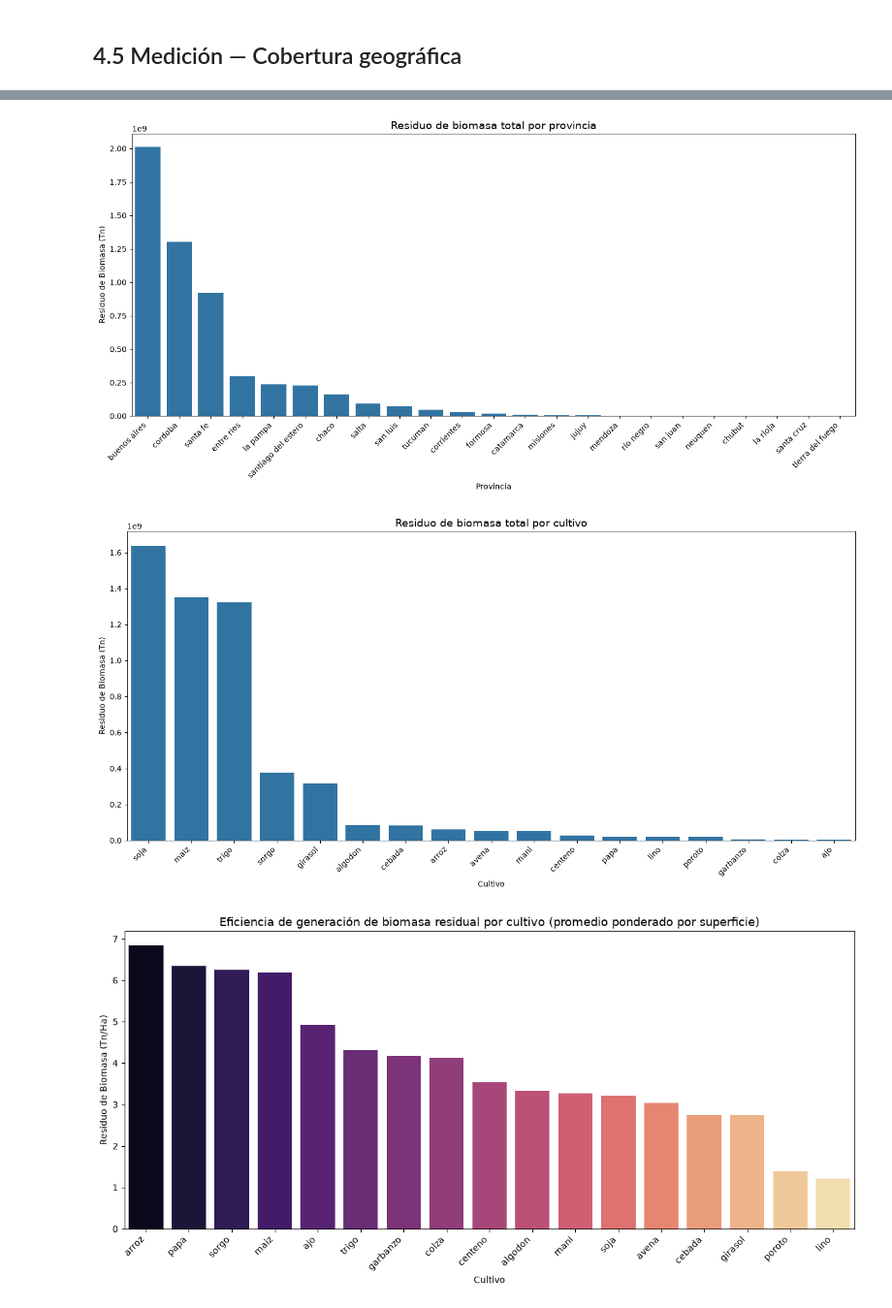
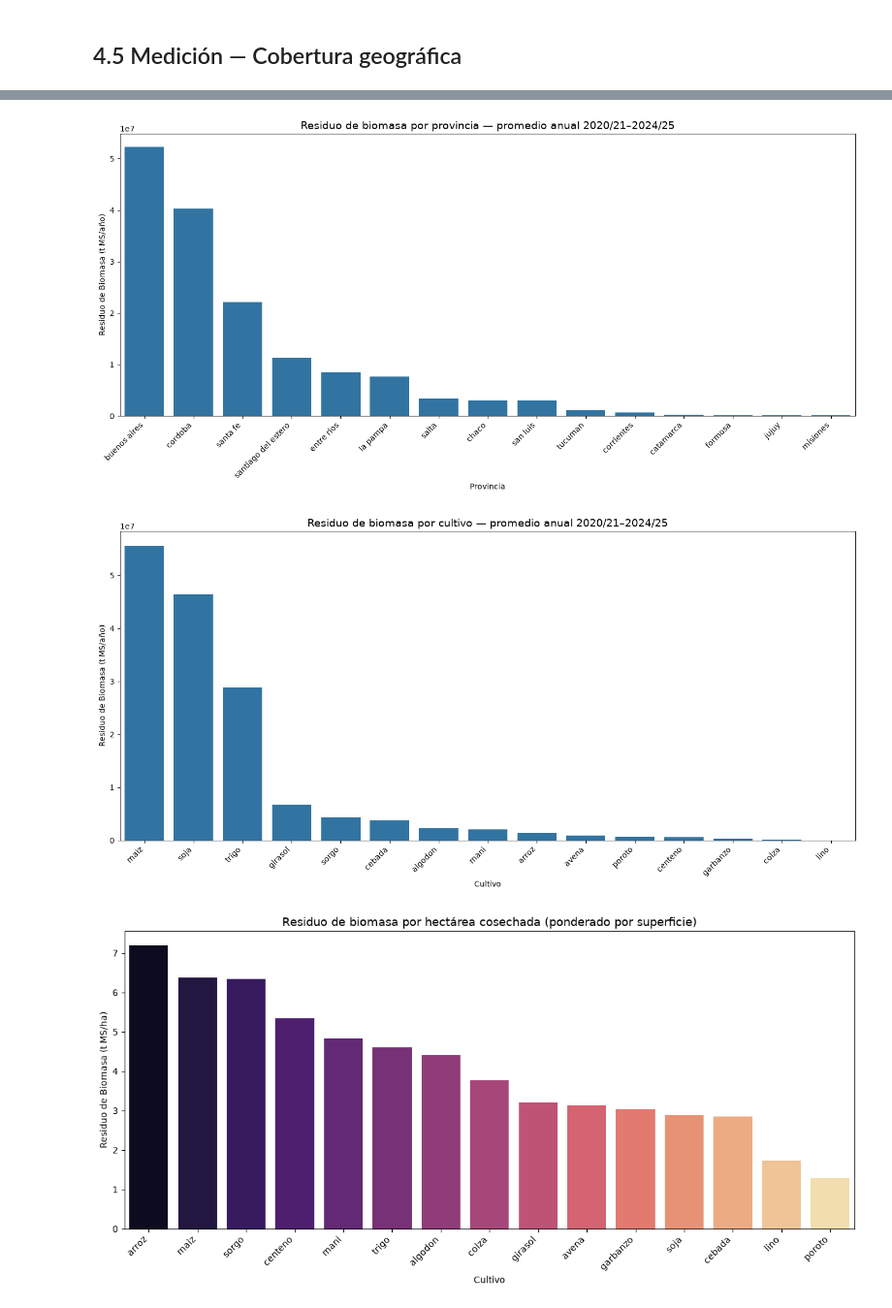
Before and after one commit to marcoeferro/SYNGAS-OPTIMIA-HV, a Jupyter notebook: notebooks/main.ipynb, the cells around one changed output, grey strips where cells are left out. Shown at 97% size. Cells and saved outputs as stored; diff of their text form; code cells hidden in the pictures.

```diff
--- a/notebooks/main.ipynb
+++ b/notebooks/main.ipynb
@@ -267,6 +357,7 @@ CROP_TAXONOMY = {
     "cana de azucar": {"canonical": "cana de azucar", "is_aggregate": False},
     "yerba mate":     {"canonical": "yerba mate",     "is_aggregate": False},
     # Cultivos simples
+    "alfalfa":   {"canonical": "alfalfa",  "is_aggregate": False},  # forrajera CBA, sin IC
     "ajo":       {"canonical": "ajo",      "is_aggregate": False},
     "algodon":   {"canonical": "algodon",  "is_aggregate": False},
     "alpiste":   {"canonical": "alpiste",  "is_aggregate": False},
@@ -332,8 +423,12 @@ Se descartan las columnas de grano limpio y seco por cobertura marginal (~5%) y
 # %%
-df_bolsa_cereales_cba_cleaned = (
-    df_bolsa_cereales_cba
-    .drop(columns=["RENDIMIENTO GRANO LIMPIO Y SECO", "PRODUCCIÓN GRANO LIMPIO Y SECO"])
-    .dropna()
+df_bolsa_cereales_cba_cleaned = df_bolsa_cereales_cba.drop(
+    columns=["RENDIMIENTO GRANO LIMPIO Y SECO", "PRODUCCIÓN GRANO LIMPIO Y SECO"]
 )
+n_antes = len(df_bolsa_cereales_cba_cleaned)
+df_bolsa_cereales_cba_cleaned = df_bolsa_cereales_cba_cleaned.drop_duplicates(
+    subset=key_cba + core_cba
+)
+print(f"Filas replicadas eliminadas (A9): {n_antes - len(df_bolsa_cereales_cba_cleaned)}")
+df_bolsa_cereales_cba_cleaned = df_bolsa_cereales_cba_cleaned.dropna(subset=["COSECHADAS", "PRODUCCIÓN"])
 df_bolsa_cereales_cba_cleaned.info()
 # %% [output]
@@ -725,0 +853,18 @@ Cultivos canónicos con IC: 17
+# %%
+from etl.transformers.reference_period import (
+    annualize, detect_incomplete_campaigns, select_reference_campaigns,
+)
+
+N_CAMPANAS = 5
+incompletas = detect_incomplete_campaigns(df_final)
+CAMPANAS_REF = select_reference_campaigns(df_final, N_CAMPANAS)
+print("Campañas incompletas (excluidas):", incompletas)
+print("Período de referencia:", CAMPANAS_REF)
+
+df_anual = annualize(
+    df_biomasa_validos, CAMPANAS_REF,
+    group_cols=["Provincia", "Departamento", "Cultivo"],
+    value_cols=["Superficie (Ha)", "Produccion (Tn)", "Residuo de Biomasa (Tn)"],
+)
+print(f"\nResiduo total (t MS/año): {df_anual['Residuo de Biomasa (Tn)'].sum():,.0f}")
+print(f"Producción total (t/año): {df_anual['Produccion (Tn)'].sum():,.0f}")
@@ -726,6 +877,6 @@ Cultivos canónicos con IC: 17
 # %%
 df_by_prov = (
-    df_biomasa_validos
+    df_anual
     .groupby("Provincia", as_index=False)[["Residuo de Biomasa (Tn)", "Produccion (Tn)"]]
     .sum()
     .sort_values("Residuo de Biomasa (Tn)", ascending=False)
@@ -735,15 +886,15 @@ plt.figure(figsize=(14, 7))
 sns.barplot(data=df_by_prov, x="Provincia", y="Residuo de Biomasa (Tn)",
             order=df_by_prov["Provincia"])
 plt.xticks(rotation=45, ha="right")
-plt.title("Residuo de biomasa total por provincia", fontsize=14)
-plt.ylabel("Residuo de Biomasa (Tn)")
+plt.title(f"Residuo de biomasa por provincia — promedio anual {CAMPANAS_REF[0]}–{CAMPANAS_REF[-1]}", fontsize=14)
+plt.ylabel("Residuo de Biomasa (t MS/año)")
 plt.tight_layout()
 plt.show()
 # %% [output]
-[figure, old version]
+[figure, new version]
 # %%
 df_by_cultivo = (
-    df_biomasa_validos
+    df_anual
     .groupby("Cultivo", as_index=False)["Residuo de Biomasa (Tn)"]
     .sum()
     .sort_values("Residuo de Biomasa (Tn)", ascending=False)
@@ -753,31 +904,29 @@ plt.figure(figsize=(14, 7))
 sns.barplot(data=df_by_cultivo, x="Cultivo", y="Residuo de Biomasa (Tn)",
             order=df_by_cultivo["Cultivo"])
 plt.xticks(rotation=45, ha="right")
-plt.title("Residuo de biomasa total por cultivo", fontsize=14)
-plt.ylabel("Residuo de Biomasa (Tn)")
+plt.title(f"Residuo de biomasa por cultivo — promedio anual {CAMPANAS_REF[0]}–{CAMPANAS_REF[-1]}", fontsize=14)
+plt.ylabel("Residuo de Biomasa (t MS/año)")
 plt.tight_layout()
 plt.show()
 # %% [output]
-[figure, old version]
+[figure, new version]
 # %%
+# Promedio ponderado por superficie: Σ residuo / Σ superficie (no promedio de cocientes).
 df_efficiency = (
-    df_biomasa_validos
-    .groupby("Cultivo", as_index=False)
-    .apply(lambda g: pd.Series({
-        "Residuo de Biomasa (Tn/Ha)": g["Residuo de Biomasa (Tn)"].sum() / g["Superficie (Ha)"].sum(),
-    }))
-    .reset_index(drop=True)
+    df_anual.groupby("Cultivo")[["Residuo de Biomasa (Tn)", "Superficie (Ha)"]].sum()
+    .assign(**{"Residuo de Biomasa (Tn/Ha)": lambda d: d["Residuo de Biomasa (Tn)"] / d["Superficie (Ha)"]})
+    .reset_index()
     .sort_values("Residuo de Biomasa (Tn/Ha)", ascending=False)
 )
 
 plt.figure(figsize=(12, 6))
 sns.barplot(data=df_efficiency, x="Cultivo", y="Residuo de Biomasa (Tn/Ha)",
             hue="Cultivo", palette="magma", legend=False, order=df_efficiency["Cultivo"])
 plt.xticks(rotation=45, ha="right")
-plt.title("Eficiencia de generación de biomasa residual por cultivo (promedio ponderado por superficie)", fontsize=13)
-plt.ylabel("Residuo de Biomasa (Tn/Ha)")
+plt.title("Residuo de biomasa por hectárea cosechada (ponderado por superficie)", fontsize=13)
+plt.ylabel("Residuo de Biomasa (t MS/ha)")
 plt.tight_layout()
 plt.show()
 # %% [output]
-[figure, old version]
+[figure, new version]
 # %% [markdown]
```
Also changed, not shown: parts of 51 cells of this notebook, 5 other files.
